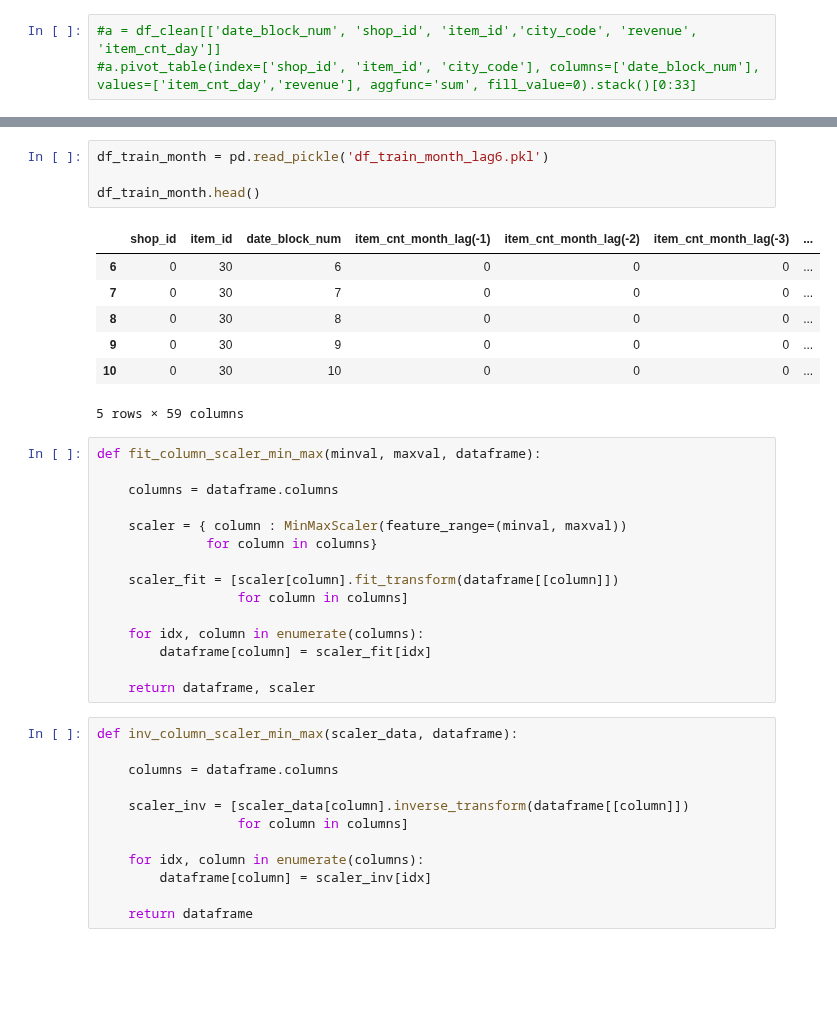
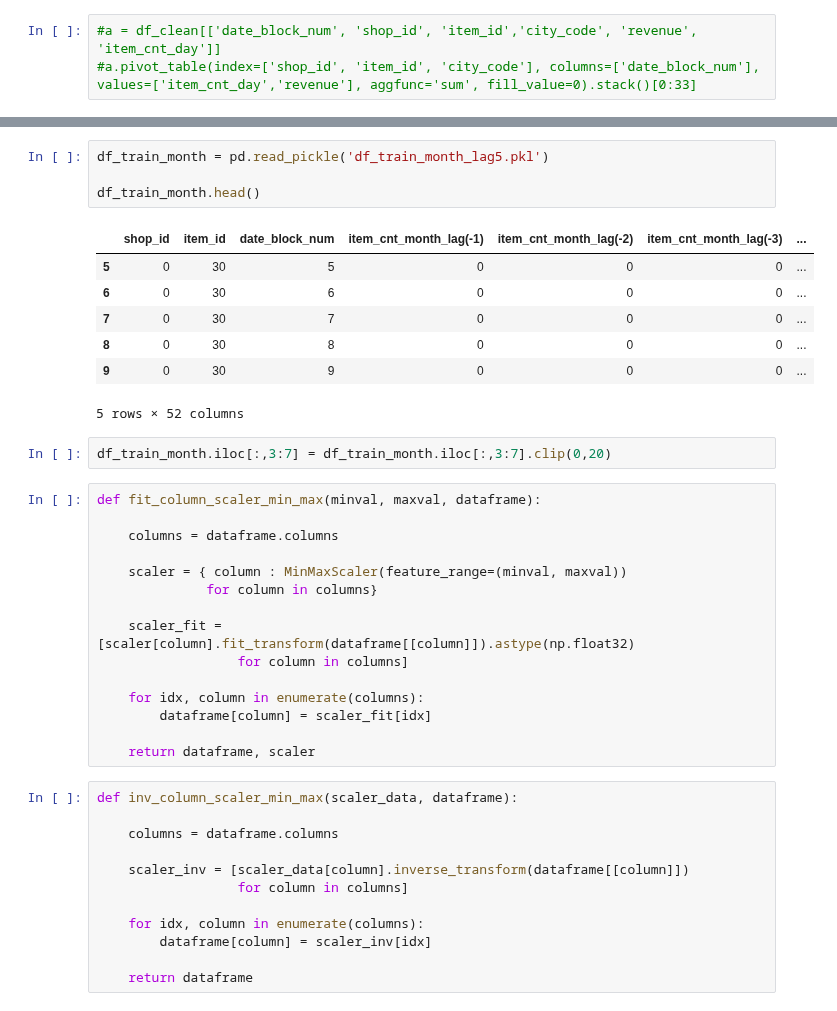
Before and after one commit to RGivisiez/Adv_ML, a Jupyter notebook: 6. LSTM (Simples).ipynb, the cells around one changed output, grey strips where cells are left out. Drawn from its saved outputs; the diff is of its cells as text; blank space fills up the shorter version.

```diff
--- a/6. LSTM (Simples).ipynb
+++ b/6. LSTM (Simples).ipynb
@@ -30,15 +33,17 @@ geo = pd.read_csv(path + '/geo_shop.csv')
 # %%
-df_train_month = pd.read_pickle('df_train_month_lag6.pkl')
+df_train_month = pd.read_pickle('df_train_month_lag5.pkl')
 
 df_train_month.head()
 # %% [output]
 |  | shop_id | item_id | date_block_num | item_cnt_month_lag(-1) | item_cnt_month_lag(-2) | item_cnt_month_lag(-3) | ... |
+| 5 | 0 | 30 | 5 | 0 | 0 | 0 | ... |
 | 6 | 0 | 30 | 6 | 0 | 0 | 0 | ... |
 | 7 | 0 | 30 | 7 | 0 | 0 | 0 | ... |
 | 8 | 0 | 30 | 8 | 0 | 0 | 0 | ... |
 | 9 | 0 | 30 | 9 | 0 | 0 | 0 | ... |
-| 10 | 0 | 30 | 10 | 0 | 0 | 0 | ... |
-5 rows × 59 columns
+5 rows × 52 columns
+# %%
+df_train_month.iloc[:,3:7] = df_train_month.iloc[:,3:7].clip(0,20)
 # %%
 def fit_column_scaler_min_max(minval, maxval, dataframe):
 
@@ -47,7 +52,7 @@ def fit_column_scaler_min_max(minval, maxval, dataframe):
     scaler = { column : MinMaxScaler(feature_range=(minval, maxval))
               for column in columns}
 
-    scaler_fit = [scaler[column].fit_transform(dataframe[[column]])
+    scaler_fit = [scaler[column].fit_transform(dataframe[[column]]).astype(np.float32)
                   for column in columns]
 
     for idx, column in enumerate(columns):
```
Also changed, not shown: parts of 20 cells of this notebook, 1 other file.
